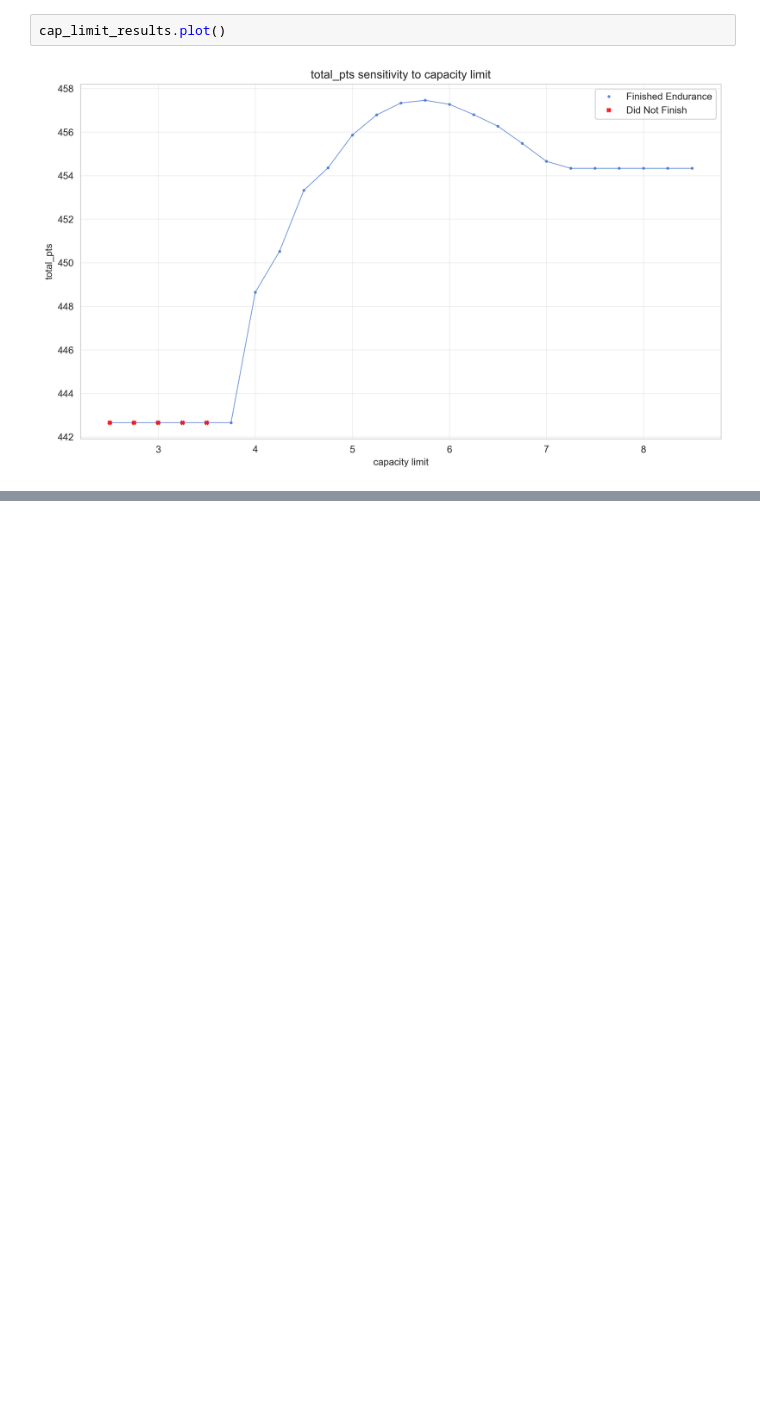
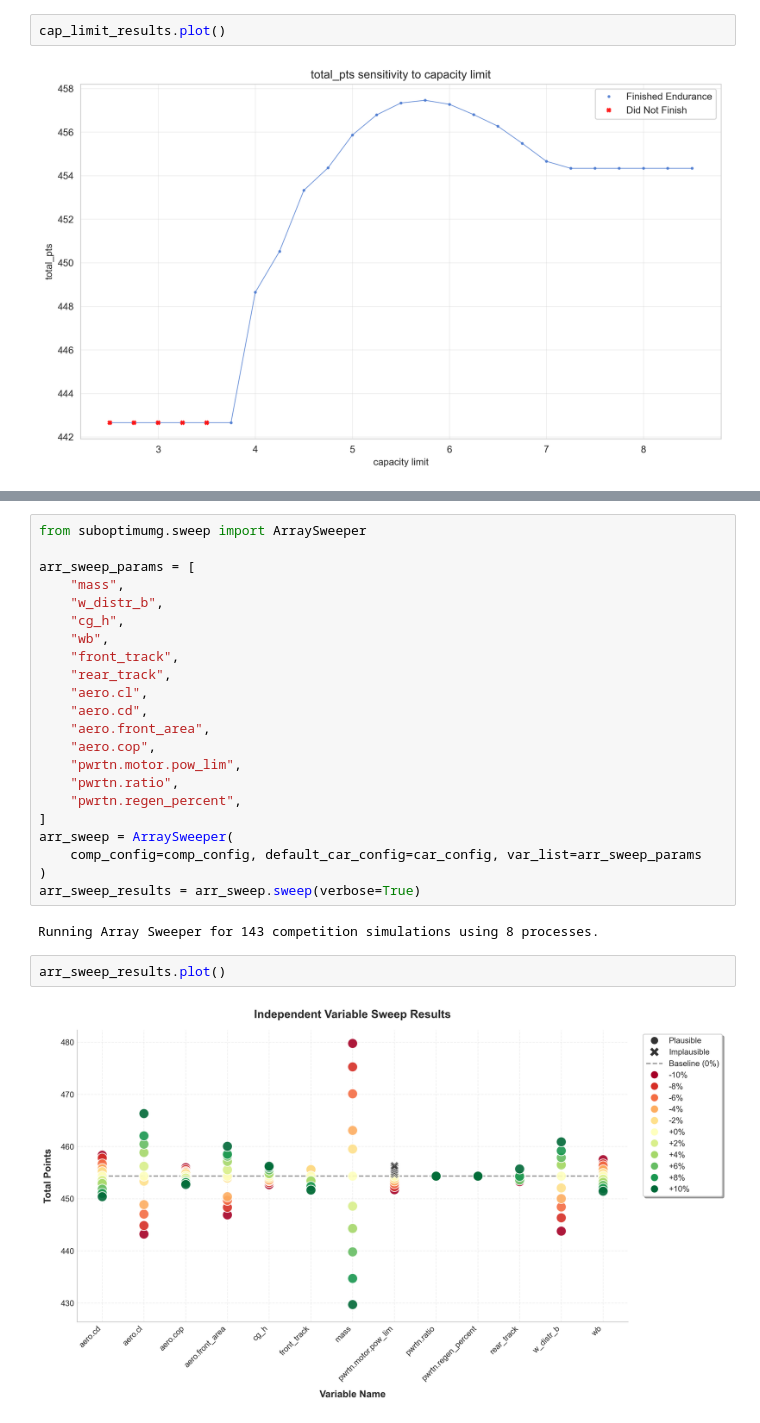
Before and after one commit to Penn-Electric-Racing/SubOptimumG-Docs, a Jupyter notebook: .doctrees/nbsphinx/getting_started/notebook.ipynb, the cells around one changed output, grey strips where cells are left out. Cells and saved outputs as stored; diff of their text form; blank space fills up the shorter version.

Commit message:
deploy: Penn-Electric-Racing/SuboptimumG@d348bb2a787b06790ed15060f36d512b7c5474da

```diff
--- a/.doctrees/nbsphinx/getting_started/notebook.ipynb
+++ b/.doctrees/nbsphinx/getting_started/notebook.ipynb
@@ -204,0 +222,28 @@ cap_limit_results.plot()
+# %%
+from suboptimumg.sweep import ArraySweeper
+
+arr_sweep_params = [
+    "mass",
+    "w_distr_b",
+    "cg_h",
+    "wb",
+    "front_track",
+    "rear_track",
+    "aero.cl",
+    "aero.cd",
+    "aero.front_area",
+    "aero.cop",
+    "pwrtn.motor.pow_lim",
+    "pwrtn.ratio",
+    "pwrtn.regen_percent",
+]
+arr_sweep = ArraySweeper(
+    comp_config=comp_config, default_car_config=car_config, var_list=arr_sweep_params
+)
+arr_sweep_results = arr_sweep.sweep(verbose=True)
+# %% [output]
+Running Array Sweeper for 143 competition simulations using 8 processes.
+# %%
+arr_sweep_results.plot()
+# %% [output]
+[figure, added]
```
Also changed, not shown: parts of 10 cells of this notebook, 30 other files.
